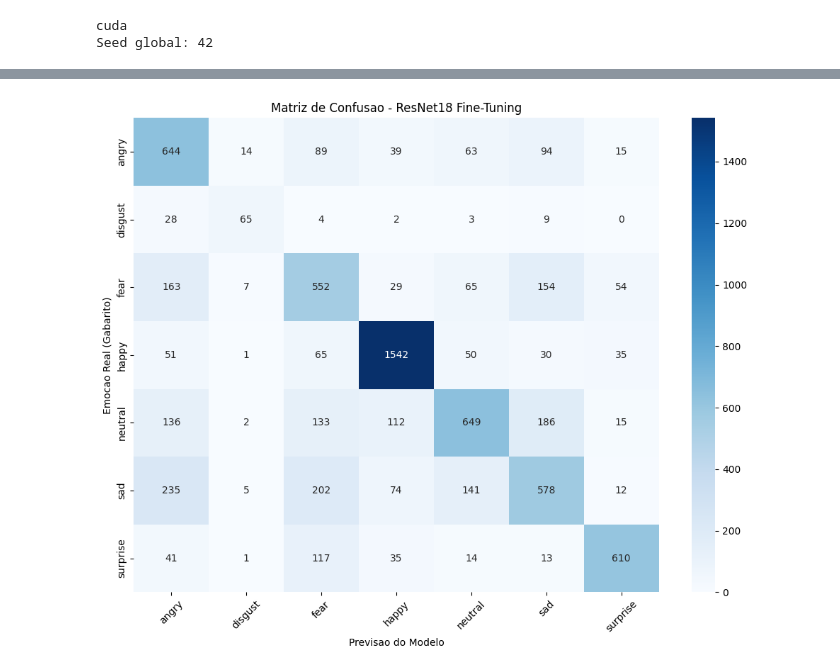
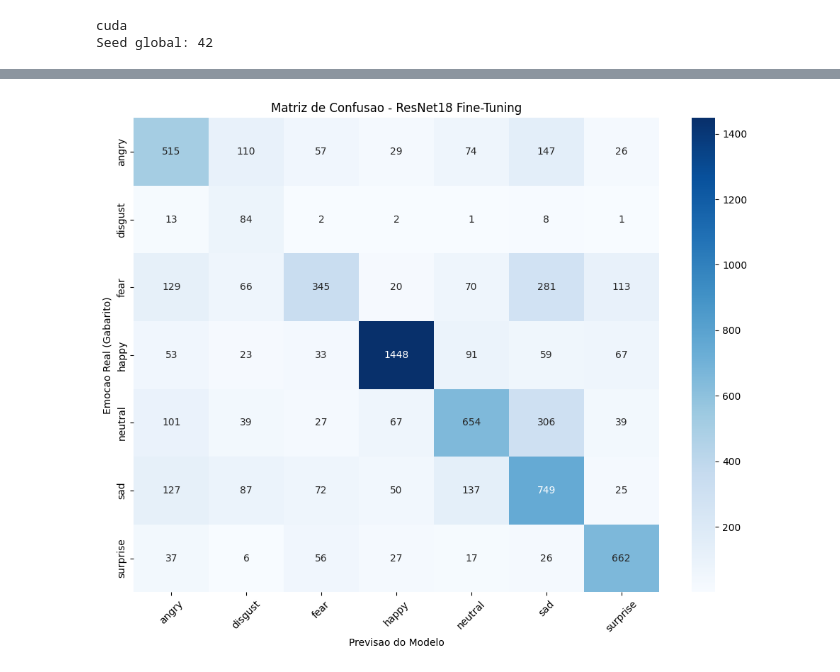
Before and after one commit to Ayrtonguimaraes/FacialExpression-FER2013, a Jupyter notebook: notebooks/cnn-transfer-learning.ipynb, the cells around one changed output, grey strips where cells are left out. Saved outputs shown, nothing was run; the diff lists cells and outputs as text; code cells hidden in the pictures.

Commit message:
reproducibilidade + split estratificado + checkpoint/metadata para deploy FastAPI

```diff
--- a/notebooks/cnn-transfer-learning.ipynb
+++ b/notebooks/cnn-transfer-learning.ipynb
@@ -251,8 +253,12 @@ def validate(net, criterion, test_loader, device):
 # %%
+import json
+import os
 import time
 
-nome_experimento = "resnet18_l3_l4_diff_lr"
-caminho_salvamento = f"melhor_modelo_{nome_experimento}.pth"
+nome_experimento = "resnet18_finetune_stratified_seed42"
+os.makedirs('../models', exist_ok=True)
+caminho_salvamento = f"../models/melhor_modelo_{nome_experimento}.pth"
+caminho_metadata = f"../models/melhor_modelo_{nome_experimento}.json"
 
 all_epoch_train_loss = []
 all_epoch_train_acc = []
@@ -286,7 +292,19 @@ for epoch in range(args['num_epochs']):
         torch.save(net.state_dict(), caminho_salvamento)
         print(f"[NOVO RECORDE] Val loss caiu para {best_val_loss:.4f}! Arquivo '{caminho_salvamento}' atualizado.")
 
-print("Treinamento finalizado. Avalie o test_loader apenas no fim.")
+metadata_modelo = {
+    'architecture': 'resnet18',
+    'num_classes': len(class_names),
+    'class_names': class_names,
+    'input_size': [224, 224],
+    'normalize_mean': [0.485, 0.456, 0.406],
+    'normalize_std': [0.229, 0.224, 0.225],
+    'seed': args['seed']
+}
+with open(caminho_metadata, 'w', encoding='utf-8') as f:
+    json.dump(metadata_modelo, f, ensure_ascii=False, indent=2)
+
+print("Treinamento finalizado. Melhor checkpoint e metadados salvos em ../models.")
 # %% [output]
 Iniciando o treinamento por 20 epocas...
 
@@ -335,6 +353,10 @@ import seaborn as sns
 from sklearn.metrics import confusion_matrix
 
 nome_das_classes = class_names
+
+# Garante que a avaliacao final use o melhor modelo salvo (val_loss minima)
+net.load_state_dict(torch.load(caminho_salvamento, map_location=args['device']))
+net = net.to(args['device'])
 
 y_real = []
 y_pred = []
@@ -343,31 +365,31 @@ net.eval()
 
 with torch.no_grad():
     for dado, rotulo in test_loader:
         dado = dado.to(args['device'])
 
         saida = net(dado)
 
         _, previsao = torch.max(saida, axis=1)
 
         y_pred.extend(previsao.cpu().numpy())
         y_real.extend(rotulo.numpy())
 
 matriz = confusion_matrix(y_real, y_pred)
 
 plt.figure(figsize=(10, 8))
 
 sns.heatmap(matriz,
             annot=True,
             fmt='d',
             cmap='Blues',
             xticklabels=nome_das_classes,
             yticklabels=nome_das_classes)
 plt.title('Matriz de Confusao - ResNet18 Fine-Tuning')
 plt.ylabel('Emocao Real (Gabarito)')
 plt.xlabel('Previsao do Modelo')
 
 plt.xticks(rotation=45)
 plt.tight_layout()
 plt.show()
 # %% [output]
-[figure, old version]
+[figure, new version]
```
Also changed, not shown: parts of 8 cells of this notebook, 2 other files.
